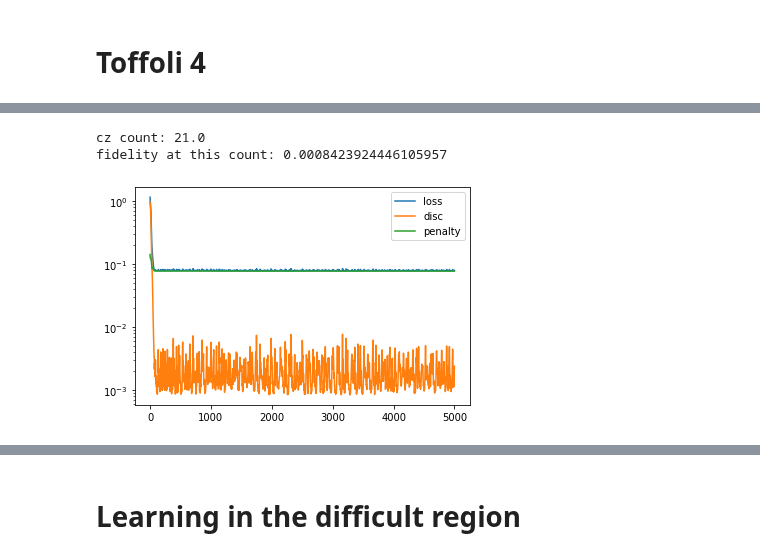
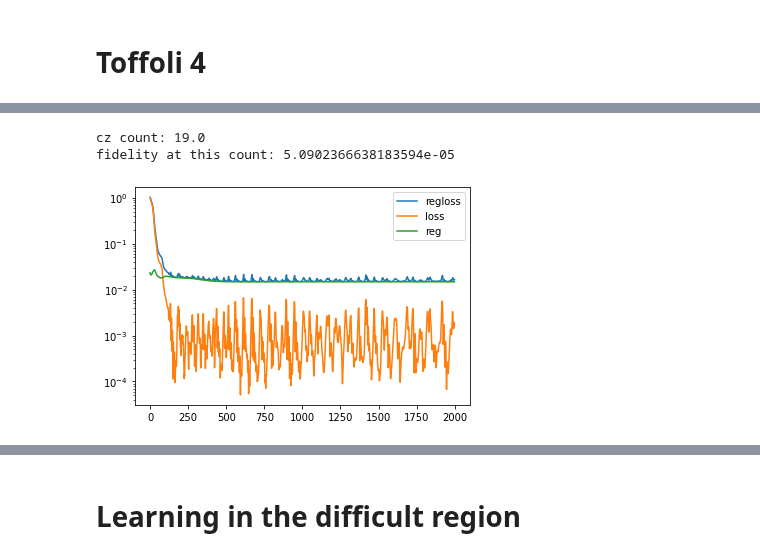
Before and after one commit to idnm/cpflow, a Jupyter notebook: CP.ipynb, the cells around one changed output, grey strips where cells are left out. Cells and saved outputs as stored; diff of their text form; code cells hidden in the pictures.

Commit message:
Prospective toffoli 4 with 15 gates.

```diff
--- a/CP.ipynb
+++ b/CP.ipynb
@@ -385,19 +446,14 @@ qc.mct([0, 1, 2], 3)
 u_toff4 = Operator(qc.reverse_bits()).data
 # %%
 %%time
-anz= Ansatz(4, 'cp', fill_layers(sequ_layer(4), 25))
+anz= Ansatz(4, 'cp', fill_layers(sequ_layer(4), 23))
 
-reg_options = {'r': 0.005,
+reg_options = {'r': 0.001,
                'function': 'linear',
                'ymax': 2,
                'xmax': jnp.pi/2,
                'plato': 0.05,
+               'num_gates': 14,
+               'angle_tolerance': 0.1,
                'cp_mask': anz.cp_mask}
-
-learn_res = unitary_learn(anz.unitary,
-                       u_toff4,
-                       anz.num_angles,
-                       regularization_options=reg_options)
-
-ah, lh, dh, ph = learn_res
 # %% [output]
@@ -405,0 +462,13 @@ Wall time: 25.2 s
+# %%
+%%time
+initial_angles_array = [random_angles(anz.num_angles, key=random.PRNGKey(i)) for i in range(200, 400)]
+res, best_params, success = anz.learn(u_toff4,
+                         regularization_options=reg_options,
+                         initial_angles=initial_angles_array,
+                         num_iterations=2000,
+                         target_loss=1e-4)
+res_rnddd=res, best_params, success
+with open('toff4_conn', 'wb') as f:
+     pickle.dump(res_rnddd, f)
+
+print(sum(success)/len(success))
@@ -406,6 +496,6 @@ Wall time: 25.2 s
 # %%
-ba, bcpa = report_cp_learning([ah, lh, dh, ph],cp_mask=anz.cp_mask)
+_, _ = report_cp_learning(res[1],cp_mask=anz.cp_mask)
 # %% [output]
-cz count: 21.0
-fidelity at this count: 0.0008423924446105957
+cz count: 19.0
+fidelity at this count: 5.0902366638183594e-05
-[figure, old version]
+[figure, new version]
```
Also changed, not shown: parts of 35 cells of this notebook, 8 other files.
